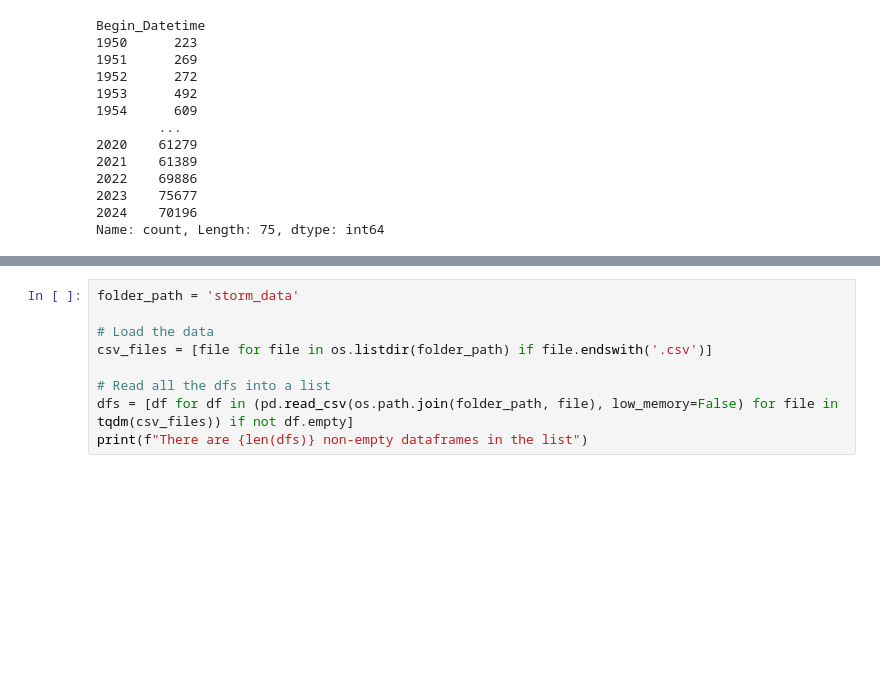
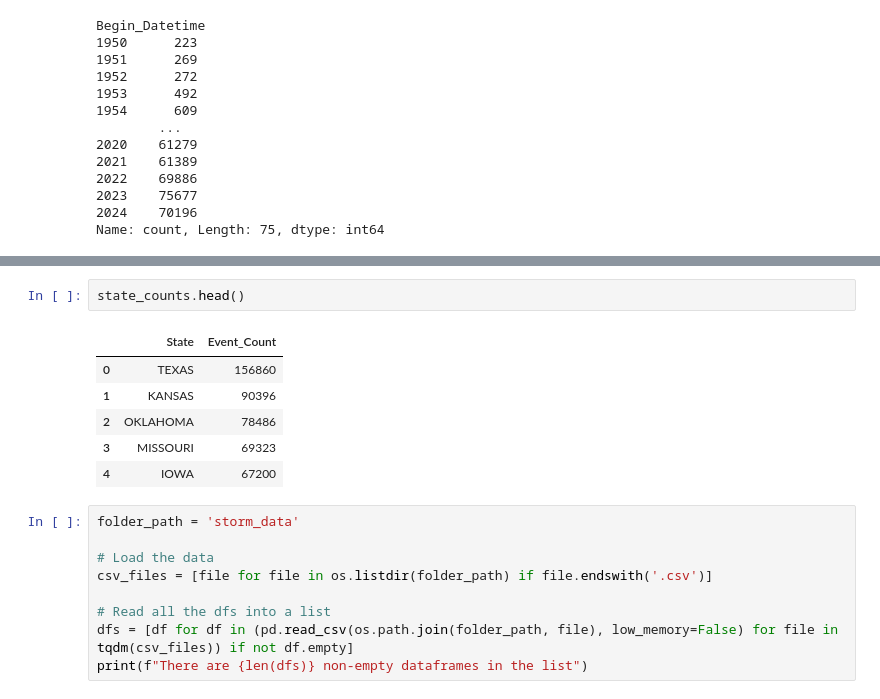
Before and after one commit to com-480-data-visualization/com-480-project-ca_roille_aux_states, a Jupyter notebook: EDA_Luc.ipynb, the cells around one changed output, grey strips where cells are left out. Drawn from its saved outputs; the diff is of its cells as text; blank space fills up the shorter version.

```diff
--- a/EDA_Luc.ipynb
+++ b/EDA_Luc.ipynb
@@ -270,3 +292,12 @@ fig.show()
+# %%
+state_counts.head()
+# %% [output]
+|  | State | Event_Count |
+| 0 | TEXAS | 156860 |
+| 1 | KANSAS | 90396 |
+| 2 | OKLAHOMA | 78486 |
+| 3 | MISSOURI | 69323 |
+| 4 | IOWA | 67200 |
 # %%
 folder_path = 'storm_data'
 
```
Also changed, not shown: parts of 3 cells of this notebook.
